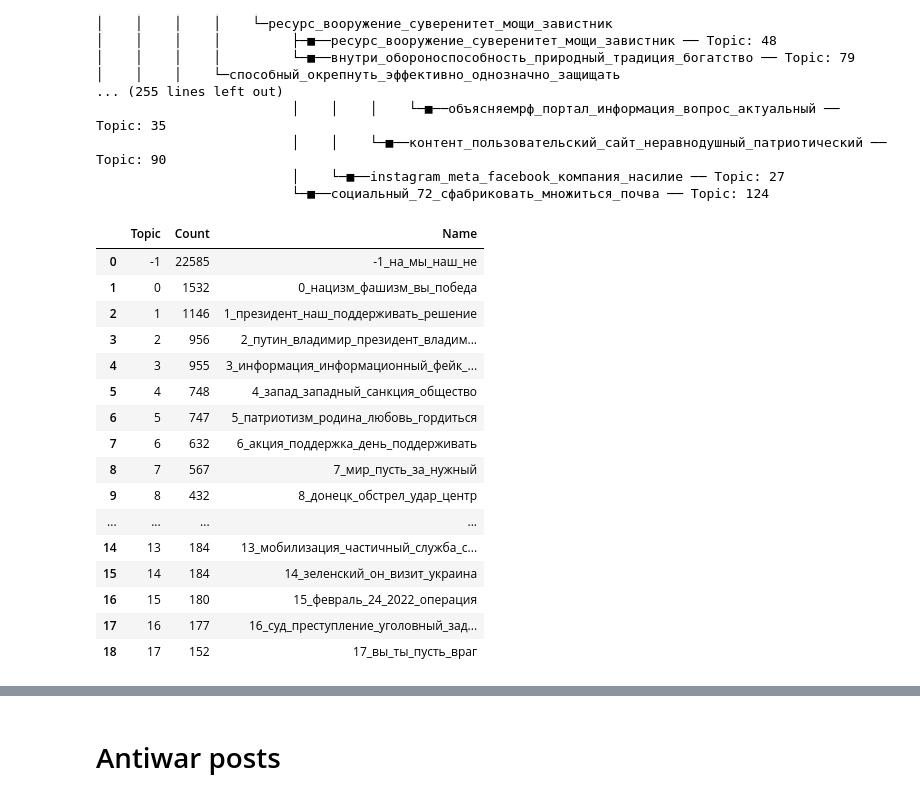
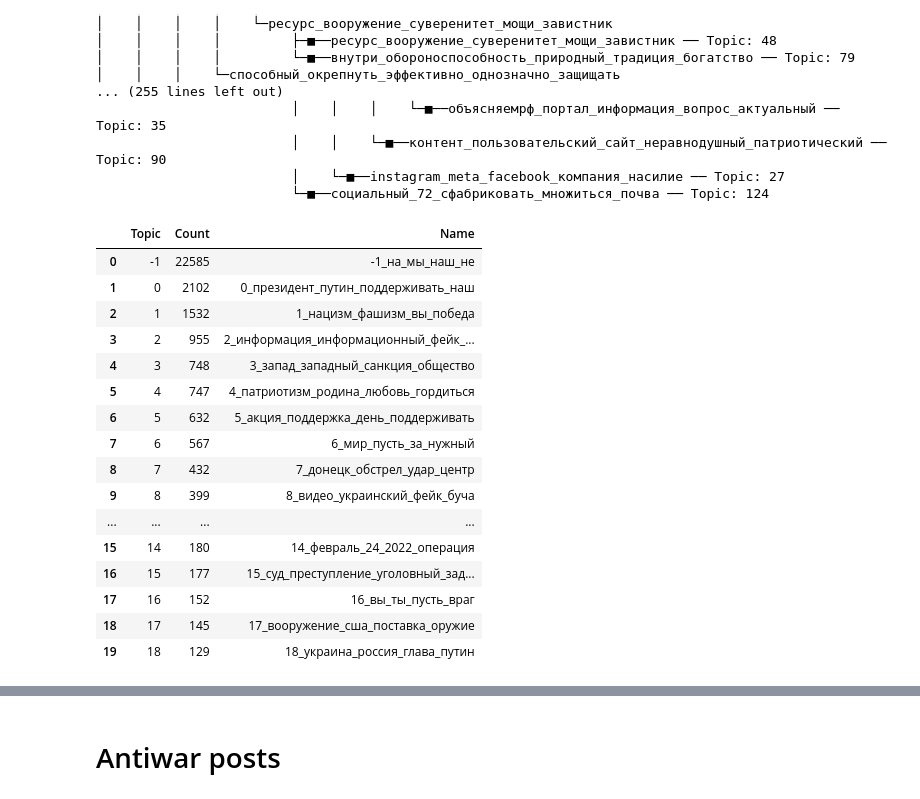
Before and after one commit to AlesyaSokol/VK_and_war, a Jupyter notebook: Topic_modelling_colab.ipynb, the cells around one changed output, grey strips where cells are left out. Cells and saved outputs as stored; diff of their text form; code cells hidden in the pictures.

```diff
--- a/Topic_modelling_colab.ipynb
+++ b/Topic_modelling_colab.ipynb
@@ -1176,23 +1223,23 @@ model = BERTopic.load("./drive/MyDrive/Hackathon/model_0_z_merged")
 # %%
-model.get_topic_info()[:19]
+model.get_topic_info()[:20]
 # %% [output]
 |  | Topic | Count | Name |
 | 0 | -1 | 22585 | -1_на_мы_наш_не |
-| 1 | 0 | 1532 | 0_нацизм_фашизм_вы_победа |
-| 2 | 1 | 1146 | 1_президент_наш_поддерживать_решение |
-| 3 | 2 | 956 | 2_путин_владимир_президент_владим... |
-| 4 | 3 | 955 | 3_информация_информационный_фейк_... |
-| 5 | 4 | 748 | 4_запад_западный_санкция_общество |
-| 6 | 5 | 747 | 5_патриотизм_родина_любовь_гордиться |
-| 7 | 6 | 632 | 6_акция_поддержка_день_поддерживать |
-| 8 | 7 | 567 | 7_мир_пусть_за_нужный |
-| 9 | 8 | 432 | 8_донецк_обстрел_удар_центр |
+| 1 | 0 | 2102 | 0_президент_путин_поддерживать_наш |
+| 2 | 1 | 1532 | 1_нацизм_фашизм_вы_победа |
+| 3 | 2 | 955 | 2_информация_информационный_фейк_... |
+| 4 | 3 | 748 | 3_запад_западный_санкция_общество |
+| 5 | 4 | 747 | 4_патриотизм_родина_любовь_гордиться |
+| 6 | 5 | 632 | 5_акция_поддержка_день_поддерживать |
+| 7 | 6 | 567 | 6_мир_пусть_за_нужный |
+| 8 | 7 | 432 | 7_донецк_обстрел_удар_центр |
+| 9 | 8 | 399 | 8_видео_украинский_фейк_буча |
 | ... | ... | ... | ... |
-| 14 | 13 | 184 | 13_мобилизация_частичный_служба_с... |
-| 15 | 14 | 184 | 14_зеленский_он_визит_украина |
-| 16 | 15 | 180 | 15_февраль_24_2022_операция |
-| 17 | 16 | 177 | 16_суд_преступление_уголовный_зад... |
-| 18 | 17 | 152 | 17_вы_ты_пусть_враг |
+| 15 | 14 | 180 | 14_февраль_24_2022_операция |
+| 16 | 15 | 177 | 15_суд_преступление_уголовный_зад... |
+| 17 | 16 | 152 | 16_вы_ты_пусть_враг |
+| 18 | 17 | 145 | 17_вооружение_сша_поставка_оружие |
+| 19 | 18 | 129 | 18_украина_россия_глава_путин |
 # %%
 topics = model.topics_
 # %%
```
Also changed, not shown: parts of 51 cells of this notebook.
